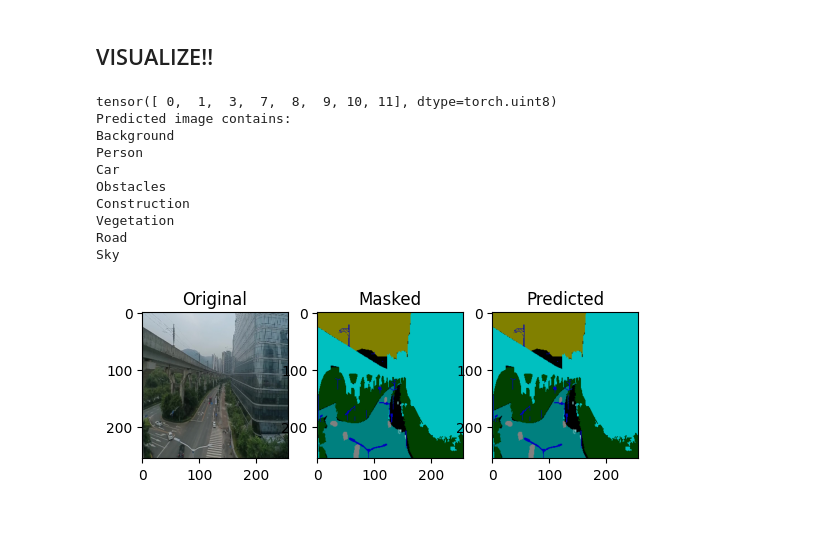
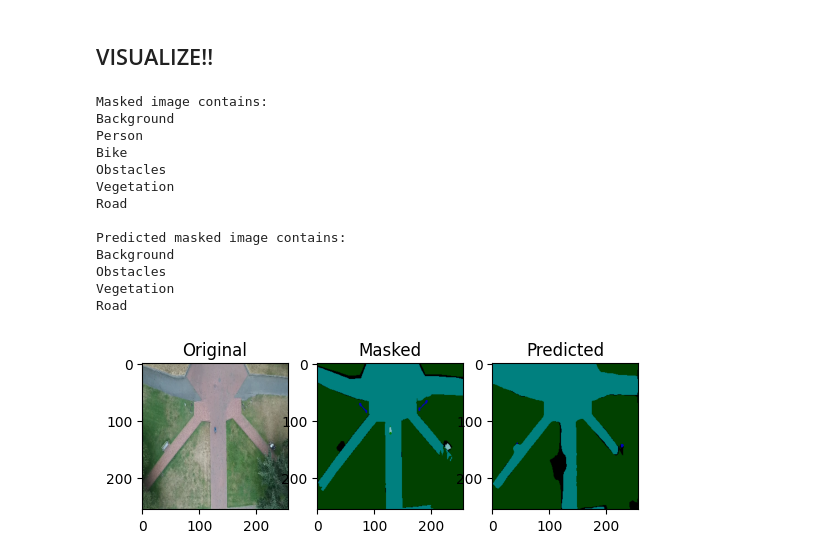
Before and after one commit to Coder0469/Do-an-1, a Jupyter notebook: Week3/B2_basic_pipeline_PASCALVOC.ipynb, the cells around one changed output. Saved outputs shown, nothing was run; the diff lists cells and outputs as text; code cells hidden in the pictures; blank space fills up the shorter version.

```diff
--- a/Week3/B2_basic_pipeline_PASCALVOC.ipynb
+++ b/Week3/B2_basic_pipeline_PASCALVOC.ipynb
@@ -475,39 +463,50 @@ id = random.randint(0,test_dataset.__len__())
 with torch.no_grad():
     model.eval()
     x, y = test_dataset.__getitem__(id)
     labels = torch.unique(y.reshape(1,-1))
-    print(labels)
-    print("Predicted image contains:")
+
+
+    print("Masked image contains:")
     for i in labels:
         print(legend[i.item()])
 
+
+
     y_predict = model(x.unsqueeze(0).to(device)).argmax(dim=1).squeeze().cpu().numpy()
+    predicted_labels = torch.unique(torch.from_numpy(y_predict.reshape(1,-1)))
+    print("\nPredicted masked image contains:")
+    for i in predicted_labels:
+        print(legend[i.item()])
+
     color_mask = np.zeros((*y_predict.shape, 3),dtype = np.uint8)
     predicted_mask = np.zeros((*y_predict.shape, 3),dtype = np.uint8)
     y = y.cpu().numpy()
 
     for i, color in color_map.items():
         color_mask[y==i] = color
     color_mask = cv2.cvtColor(color_mask,cv2.COLOR_BGR2RGB)
 
     for i, color in color_map.items():
-        predicted_mask[y==i] = color
+        predicted_mask[y_predict==i] = color
     predicted_mask = cv2.cvtColor(predicted_mask,cv2.COLOR_BGR2RGB)
 
     plt.subplot(131);plt.imshow(unorm(x).permute(1, 2, 0));plt.title("Original")
     plt.subplot(132);plt.imshow(color_mask);plt.title("Masked")
     plt.subplot(133);plt.imshow(predicted_mask);plt.title("Predicted")
 
     plt.show()
 # %% [output]
-tensor([ 0,  1,  3,  7,  8,  9, 10, 11], dtype=torch.uint8)
-Predicted image contains:
+Masked image contains:
 Background
 Person
-Car
+Bike
 Obstacles
-Construction
 Vegetation
 Road
-Sky
+
+Predicted masked image contains:
+Background
+Obstacles
+Vegetation
+Road
-[figure, old version]
+[figure, new version]
```
Also changed, not shown: parts of 3 cells of this notebook.
